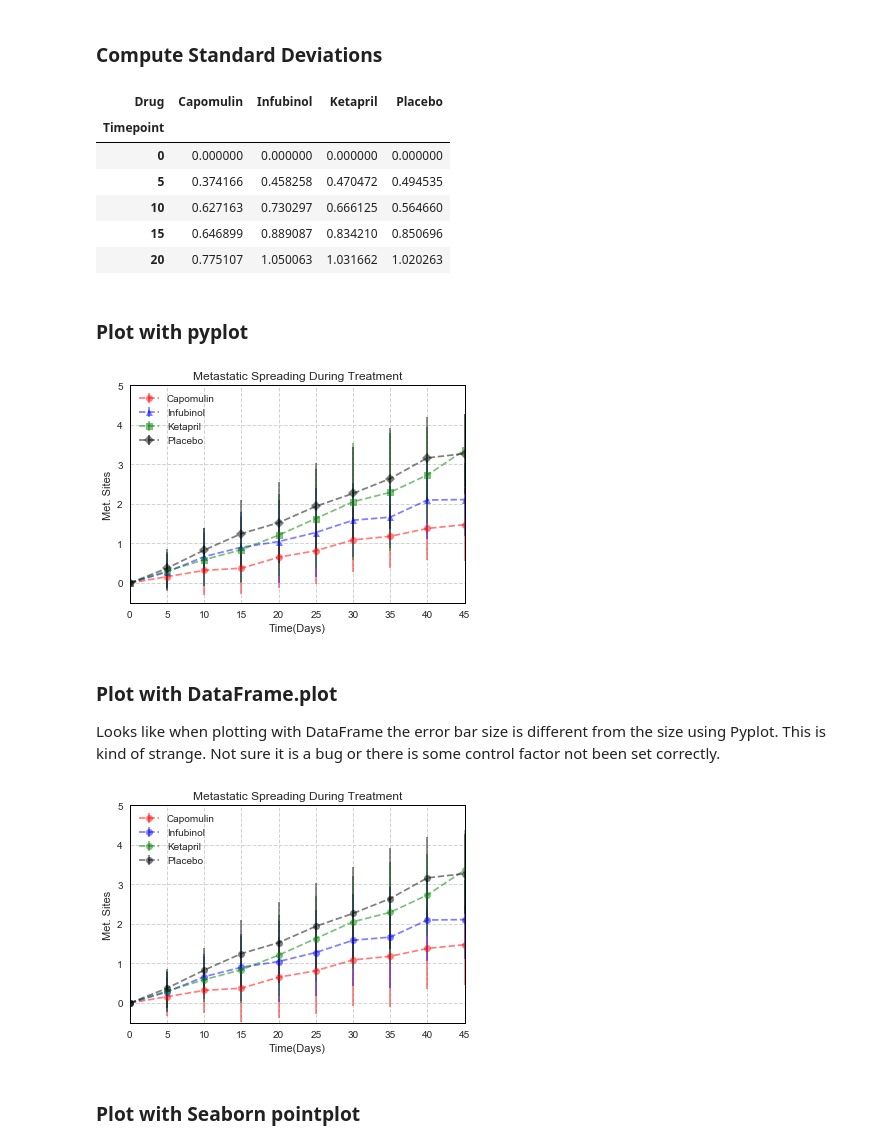
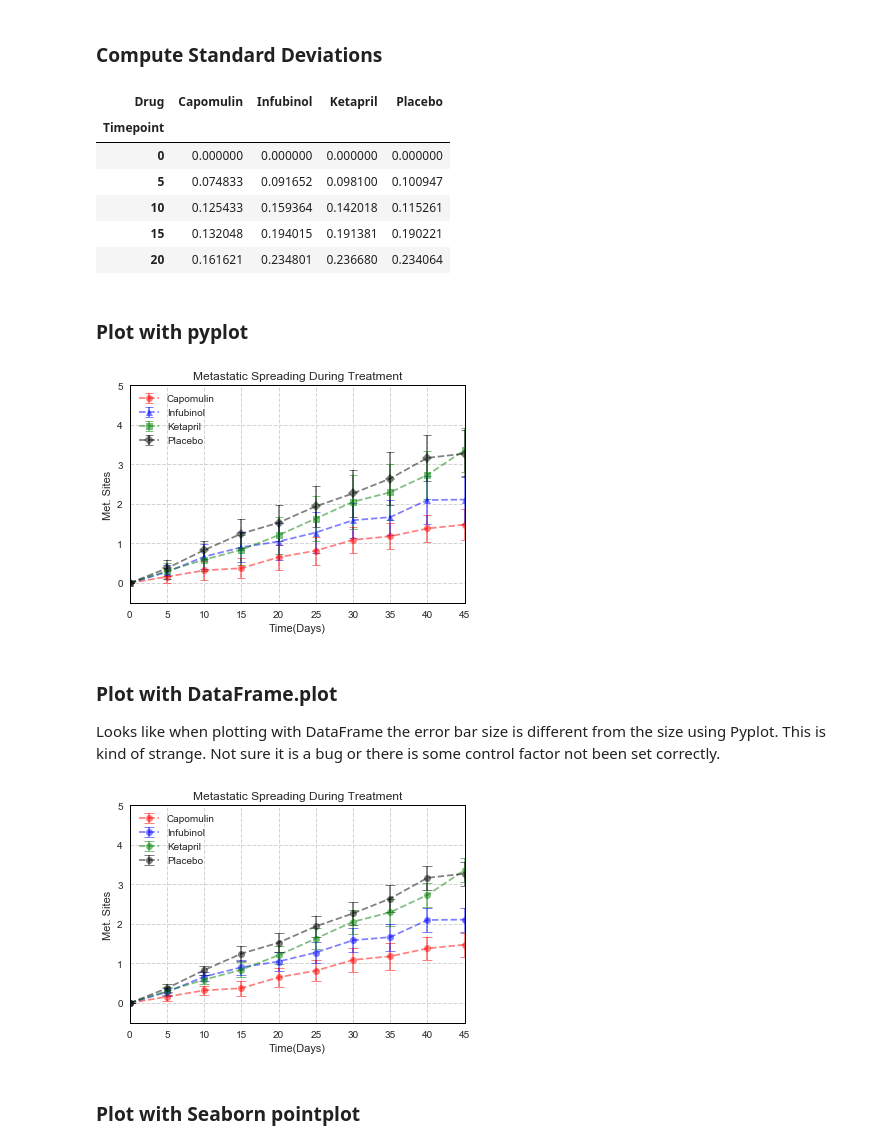
Before and after one commit to feng443/RUDSWeek5Matplotlib, a Jupyter notebook: Pymaceuticals/Pymaceuticals.ipynb, the cells around one changed output. Saved outputs shown, nothing was run; the diff lists cells and outputs as text; code cells hidden in the pictures.

```diff
--- a/Pymaceuticals/Pymaceuticals.ipynb
+++ b/Pymaceuticals/Pymaceuticals.ipynb
@@ -117,14 +116,15 @@ df_tumor_std.head()
 # %% [markdown]
 ### Plot with pylot
 # %%
-fig, ax = plt.subplots(1,1, figsize=(6, 4))
+fig, ax = plt.subplots(figsize=(6, 4))
 
 for drug in DRUGS:
     ax.errorbar(
-       x=df_tumor_std.index,
+       x=df_tumor_sem.index,
        y=df_tumor_mean[drug],
-       yerr=df_tumor_std[drug],
-       capsize=50,
+       yerr=df_tumor_sem[drug] * 1.96,
+       capsize=5,
+       capthick=1,
        **DRUGS_CONFIG[drug],
        **SHARED_CONFIG
        )
@@ -212,45 +218,34 @@ df_metastatic_mean.head()
 # %% [markdown]
 ### Compute Standard Deviations
 # %%
-df_metastatic_std = df_combo.pivot_table(
+df_metastatic_sem = df_combo.pivot_table(
     values='Metastatic Sites',
     index='Timepoint',
     columns='Drug',
-    aggfunc='std'
+    aggfunc='sem'
 )[DRUGS]
 
-df_metastatic_std.head()
+df_metastatic_sem.head()
 # %% [output]
 | Drug | Capomulin | Infubinol | Ketapril | Placebo |
 | Timepoint |  |  |  |  |
 | 0 | 0.000000 | 0.000000 | 0.000000 | 0.000000 |
-| 5 | 0.374166 | 0.458258 | 0.470472 | 0.494535 |
-| 10 | 0.627163 | 0.730297 | 0.666125 | 0.564660 |
-| 15 | 0.646899 | 0.889087 | 0.834210 | 0.850696 |
-| 20 | 0.775107 | 1.050063 | 1.031662 | 1.020263 |
+| 5 | 0.074833 | 0.091652 | 0.098100 | 0.100947 |
+| 10 | 0.125433 | 0.159364 | 0.142018 | 0.115261 |
+| 15 | 0.132048 | 0.194015 | 0.191381 | 0.190221 |
+| 20 | 0.161621 | 0.234801 | 0.236680 | 0.234064 |
 # %% [markdown]
 ### Plot with pyplot
 # %%
-fig, ax = plt.subplots(1,1, figsize=(6, 4))
-
-"""
-plt.legend(
-    handles=[
-        plt.plot(
-            df_metastatic_mean[drug],
-            **DRUGS_CONFIG[drug],
-            **SHARED_CONFIG
-        )[0] for drug in DRUGS
-    ]
-)
-"""
+fig, ax = plt.subplots(figsize=(6, 4))
 
 for drug in DRUGS:
     plt.errorbar(
-       x=df_metastatic_std.index,
+       x=df_metastatic_sem.index,
        y=df_metastatic_mean[drug],
-       yerr=df_metastatic_std[drug],
+       yerr=df_metastatic_sem[drug] * 1.96,
        capsize=4,
+       capthick=1,
        **DRUGS_CONFIG[drug],
        **SHARED_CONFIG
        )
@@ -265,32 +260,33 @@ plt.ylabel('Met. Sites')
 plt.title('Metastatic Spreading During Treatment')
 plt.show()
 # %% [output]
-[figure, old version]
+[figure, new version]
 # %% [markdown]
 ### Plot with DataFrame.plot
 Looks like when plotting with DataFrame the error bar size is different from the size using Pyplot. This is kind of strange. Not sure it is a bug or there is some control factor not been set correctly.
 # %%
-fig, ax = plt.subplots(1,1, figsize=(6, 4))
+fig, ax = plt.subplots(figsize=(6, 4))
 
 df_metastatic_mean.plot(
-    yerr=df_metastatic_std[drug],
-    capsize=4,
+    yerr=df_metastatic_sem[drug],
+    capsize=5,
+    capthick=1,
     marker='o',
     color=COLORS,
     **SHARED_CONFIG,
     xlim=(0, 45),
     ylim=(-0.5, 5),
     title='Metastatic Spreading During Treatment',
     ax=ax,
 )
 
 plt.legend(title='')
 plt.grid(True, linestyle='--')
 plt.xlabel('Time(Days)')
 plt.ylabel('Met. Sites')
 plt.show()
 # %% [output]
-[figure, old version]
+[figure, new version]
 # %% [markdown]
 ### Plot with Seaborn pointplot
 # %%
```
Also changed, not shown: parts of 11 cells of this notebook, 11 other files.
